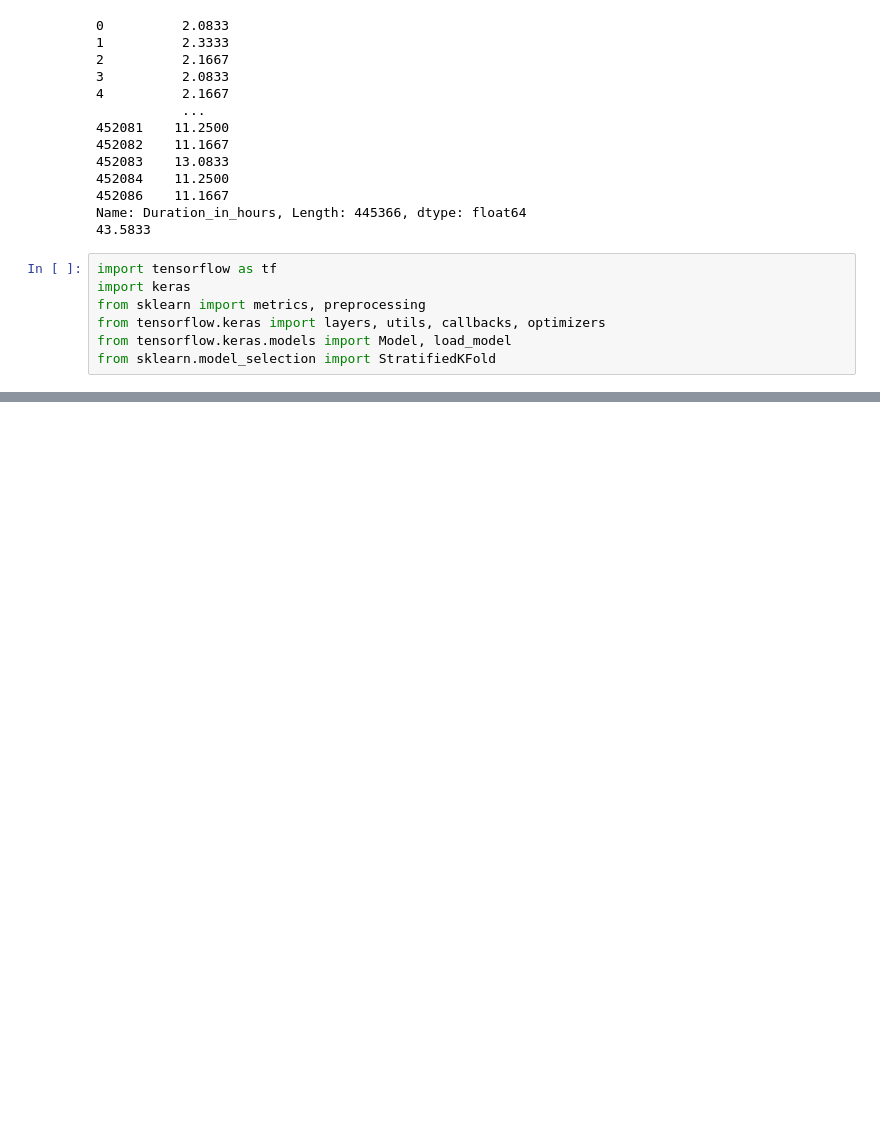
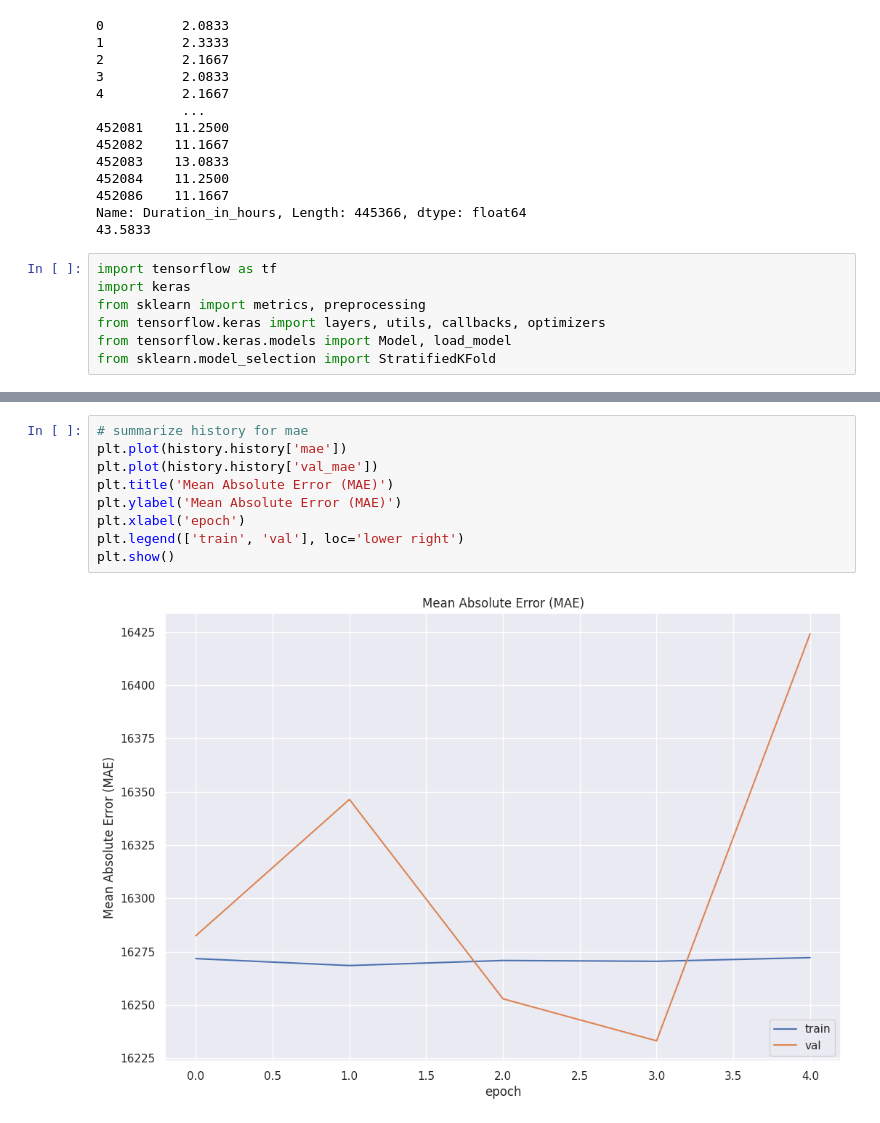
Before and after one commit to NoamGini/Tabular-data-science---Airfare, a Jupyter notebook: Pipeline.ipynb, the cells around one changed output, grey strips where cells are left out. Drawn from its saved outputs; the diff is of its cells as text; blank space fills up the shorter version.

```diff
--- a/Pipeline.ipynb
+++ b/Pipeline.ipynb
@@ -1114,0 +1355,11 @@ MemoryError: Unable to allocate 380. GiB for an array with shape (356292, 143020
+# %%
+# summarize history for mae
+plt.plot(history.history['mae'])
+plt.plot(history.history['val_mae'])
+plt.title('Mean Absolute Error (MAE)')
+plt.ylabel('Mean Absolute Error (MAE)')
+plt.xlabel('epoch')
+plt.legend(['train', 'val'], loc='lower right')
+plt.show()
+# %% [output]
+[figure, added]
```
Also changed, not shown: parts of 36 cells of this notebook.
